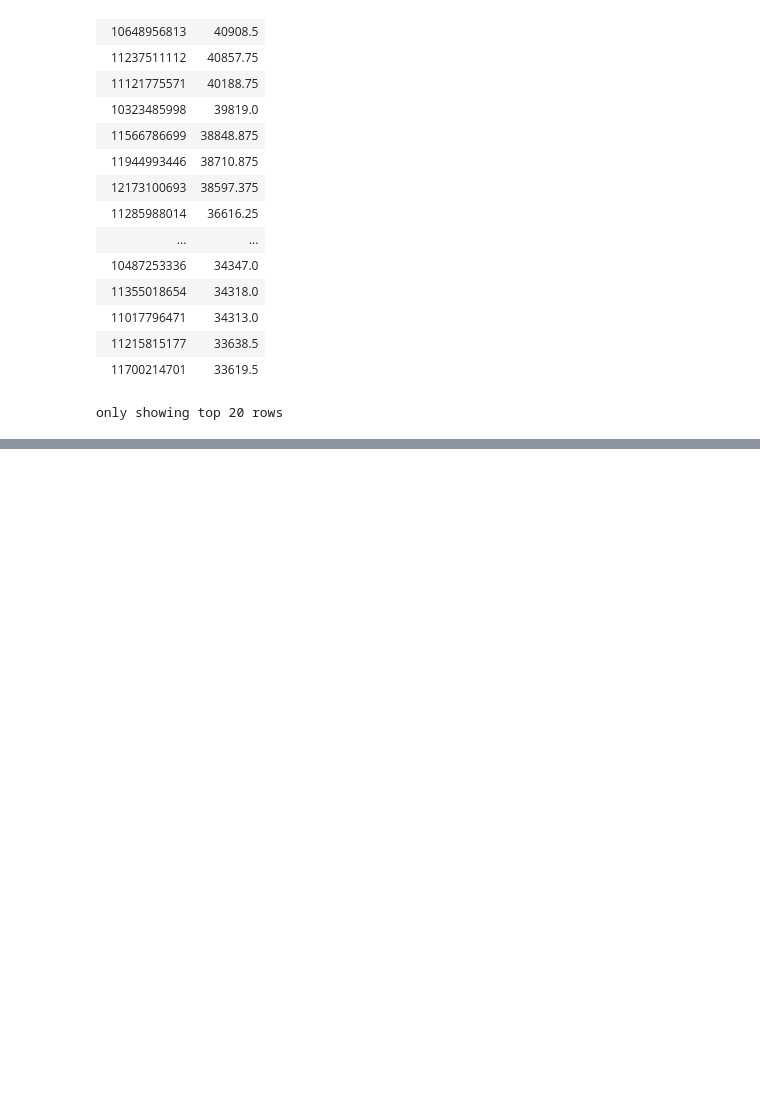
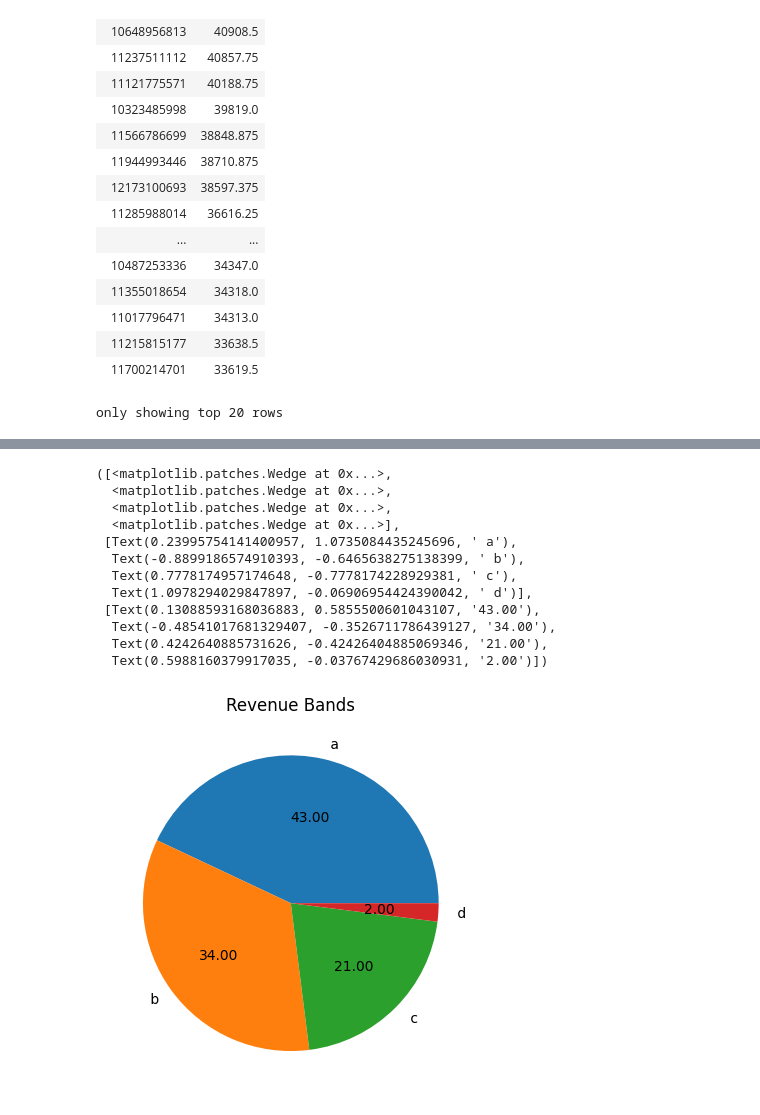
Before and after one commit to MAST30034-Applied-Data-Science/generic-buy-now-pay-later-project-group-35, a Jupyter notebook: notebooks/6-ranking_system.ipynb, the cells around one changed output, grey strips where cells are left out. Cells and saved outputs as stored; diff of their text form; code cells hidden in the pictures; blank space fills up the shorter version.

```diff
--- a/notebooks/6-ranking_system.ipynb
+++ b/notebooks/6-ranking_system.ipynb
@@ -481,0 +526,24 @@ only showing top 20 rows
+# %%
+rev_band_count = merchants_sdf.groupBy("revenue_band") \
+    .agg(
+        count("merchant_abn").alias("count")
+    ) \
+    .orderBy(desc("count")) \
+    .toPandas()
+
+plt.title("Revenue Bands")
+plt.pie(rev_band_count["count"], autopct='%.2f', labels=rev_band_count["revenue_band"])
+# %% [output]
+([<matplotlib.patches.Wedge at 0x...>,
+  <matplotlib.patches.Wedge at 0x...>,
+  <matplotlib.patches.Wedge at 0x...>,
+  <matplotlib.patches.Wedge at 0x...>],
+ [Text(0.23995754141400957, 1.0735084435245696, ' a'),
+  Text(-0.8899186574910393, -0.6465638275138399, ' b'),
+  Text(0.7778174957174648, -0.7778174228929381, ' c'),
+  Text(1.0978294029847897, -0.06906954424390042, ' d')],
+ [Text(0.13088593168036883, 0.5855500601043107, '43.00'),
+  Text(-0.48541017681329407, -0.3526711786439127, '34.00'),
+  Text(0.4242640885731626, -0.42426404885069346, '21.00'),
+  Text(0.5988160379917035, -0.03767429686030931, '2.00')])
+[figure, added]
```
Also changed, not shown: parts of 3 cells of this notebook, 1 other file.
